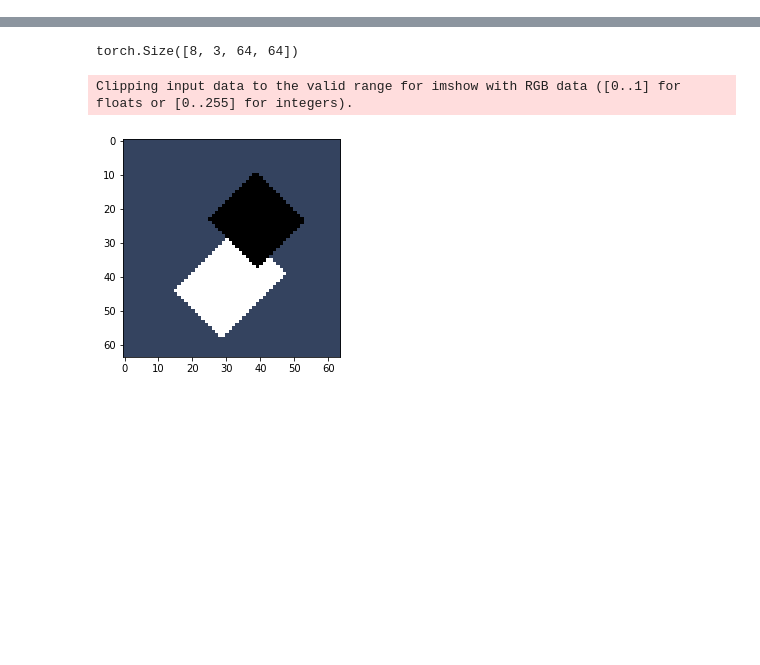
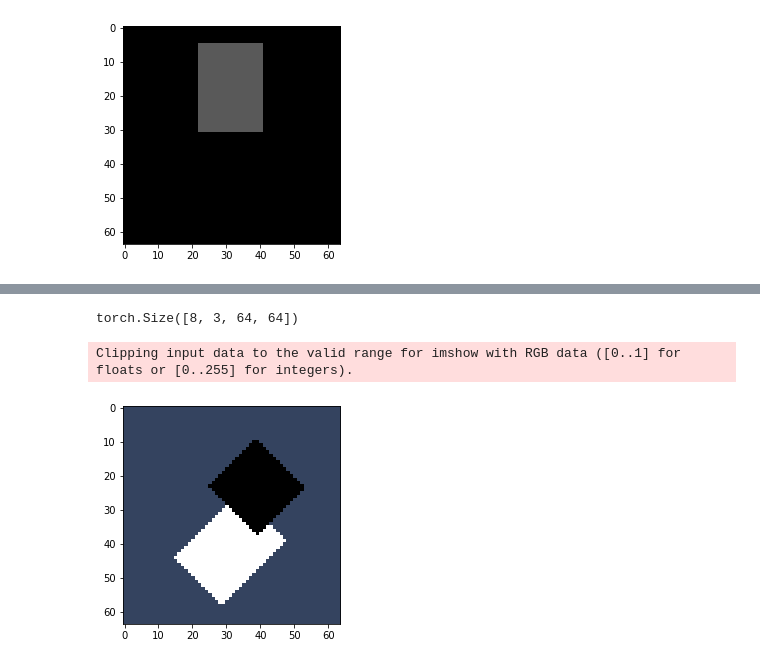
Before and after one commit to burnhamdr/AlexNet-Border-Ownership, a Jupyter notebook: BorderOwnershipNotebook.ipynb, the cells around one changed output, grey strips where cells are left out. Drawn from its saved outputs; the diff is of its cells as text; code cells hidden in the pictures; blank space fills up the shorter version.

```diff
--- a/BorderOwnershipNotebook.ipynb
+++ b/BorderOwnershipNotebook.ipynb
@@ -130,3 +232,36 @@ def stimfr_overlap(xn,yn,x0,y0,size,length_ratio,angle,bgval,square_color,rectan
+# %%
+# Create and plot one example stimulus frame for figure 1 stimulus
+xn = 64
+yn = 64
+size = 20.0
+angle = np.pi/2
+#angle = 0
+length_ratio = 0.75 #(height:width)
+
+RF_x = 31#where to center the border of interest x coord
+RF_y = 31#where to center the border of interest y coord
+
+edge_dist = size/(2*length_ratio)#distance to figure edge
+delta_i = np.sin(angle)*edge_dist#pixel distance in x direction to RF center
+delta_j = np.cos(angle)*edge_dist#pixel distance in y direction to RF center
+
+#square left 1A, 1C
+x0_1AC = RF_x - delta_i#x location of square such that the border of interest is in the center
+y0_1AC = RF_y + delta_j#y location of square such that the border of interest is in the center
+
+#square right 1B, 1D
+x0_1BD = RF_x + delta_i#x location of square such that the border of interest is in the center
+y0_1BD = RF_y - delta_j#y location of square such that the border of interest is in the center
+
+bgval = 0.0
+contrast = 0.35
+
+rect_test = stimfr_rectangle(xn,yn,x0_1AC,y0_1AC,size,length_ratio, angle,bgval,contrast)
+
+plt.imshow(rect_test, cmap='gray', vmin=0, vmax=1)
+plt.show()
+# %% [output]
+[figure, added]
 # %%
 # Create and plot one example stimulus frame for figure 1 stimulus
 xn = 64
```
Also changed, not shown: parts of 14 cells of this notebook.
